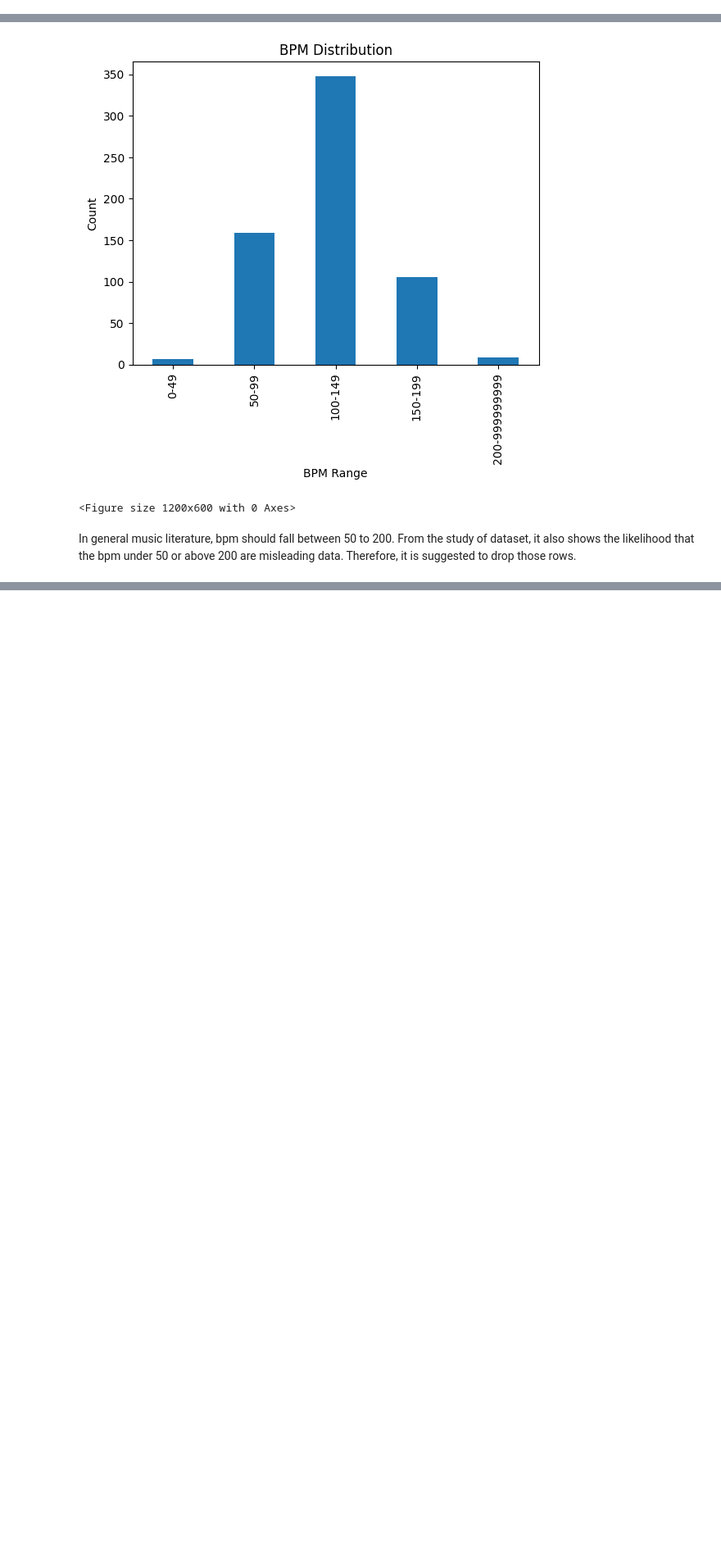
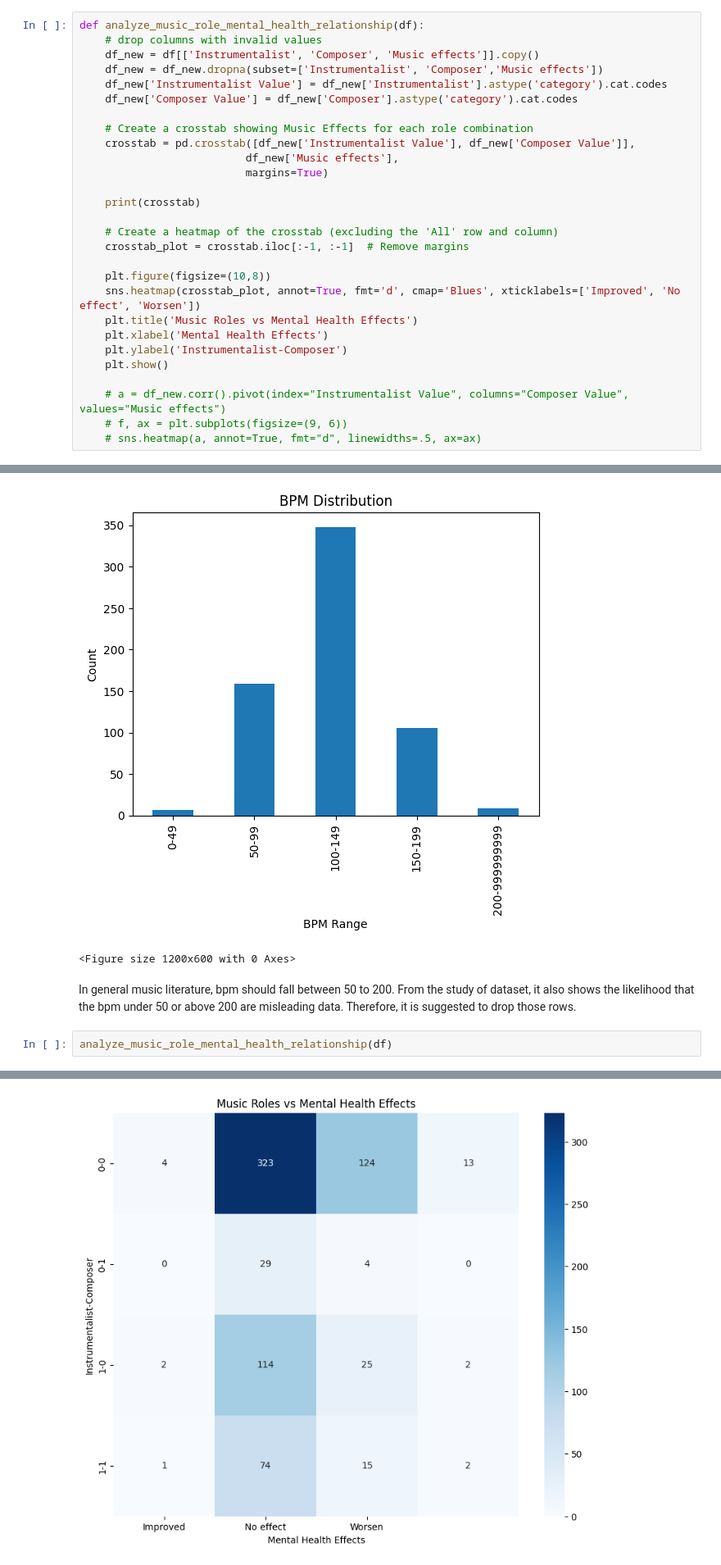
Before and after one commit to annwong0/eda_project, a Jupyter notebook: Untitled0.ipynb, the cells around one changed output, grey strips where cells are left out. Shown: that part at 82% size. Saved outputs shown, nothing was run; the diff lists cells and outputs as text; blank space fills up the shorter version.

Commit message:
(ann) add analyze_music_role_mental_health_relationship function

```diff
--- a/Untitled0.ipynb
+++ b/Untitled0.ipynb
@@ -45,6 +44,34 @@ def musicChannel(df):
 
     df = df.drop('Primary streaming service', axis=1)
     return df
+# %%
+def analyze_music_role_mental_health_relationship(df):
+    # drop columns with invalid values
+    df_new = df[['Instrumentalist', 'Composer', 'Music effects']].copy()
+    df_new = df_new.dropna(subset=['Instrumentalist', 'Composer','Music effects'])
+    df_new['Instrumentalist Value'] = df_new['Instrumentalist'].astype('category').cat.codes
+    df_new['Composer Value'] = df_new['Composer'].astype('category').cat.codes
+
+    # Create a crosstab showing Music Effects for each role combination
+    crosstab = pd.crosstab([df_new['Instrumentalist Value'], df_new['Composer Value']],
+                          df_new['Music effects'],
+                          margins=True)
+
+    print(crosstab)
+
+    # Create a heatmap of the crosstab (excluding the 'All' row and column)
+    crosstab_plot = crosstab.iloc[:-1, :-1]  # Remove margins
+
+    plt.figure(figsize=(10,8))
+    sns.heatmap(crosstab_plot, annot=True, fmt='d', cmap='Blues', xticklabels=['Improved', 'No effect', 'Worsen'])
+    plt.title('Music Roles vs Mental Health Effects')
+    plt.xlabel('Mental Health Effects')
+    plt.ylabel('Instrumentalist-Composer')
+    plt.show()
+
+    # a = df_new.corr().pivot(index="Instrumentalist Value", columns="Composer Value", values="Music effects")
+    # f, ax = plt.subplots(figsize=(9, 6))
+    # sns.heatmap(a, annot=True, fmt="d", linewidths=.5, ax=ax)
 # %%
 df = pd.read_csv('./dataset/mxmh_survey_results.csv')
 
@@ -115,3 +142,6 @@ See the caveats in the documentation: https://pandas.pydata.org/pandas-docs/stab
 <Figure size 1200x600 with 0 Axes>
 # %% [markdown]
 In general music literature, bpm should fall between 50 to 200.  From the study of dataset, it also shows the likelihood that the bpm under 50 or above 200 are misleading data.  Therefore, it is suggested to drop those rows.
+# %%
+analyze_music_role_mental_health_relationship(df)
+# %% [output]
@@ -117,0 +155 @@ In general music literature, bpm should fall between 50 to 200.  From the study
+[figure, added]
```
Also changed, not shown: parts of 2 cells of this notebook.
